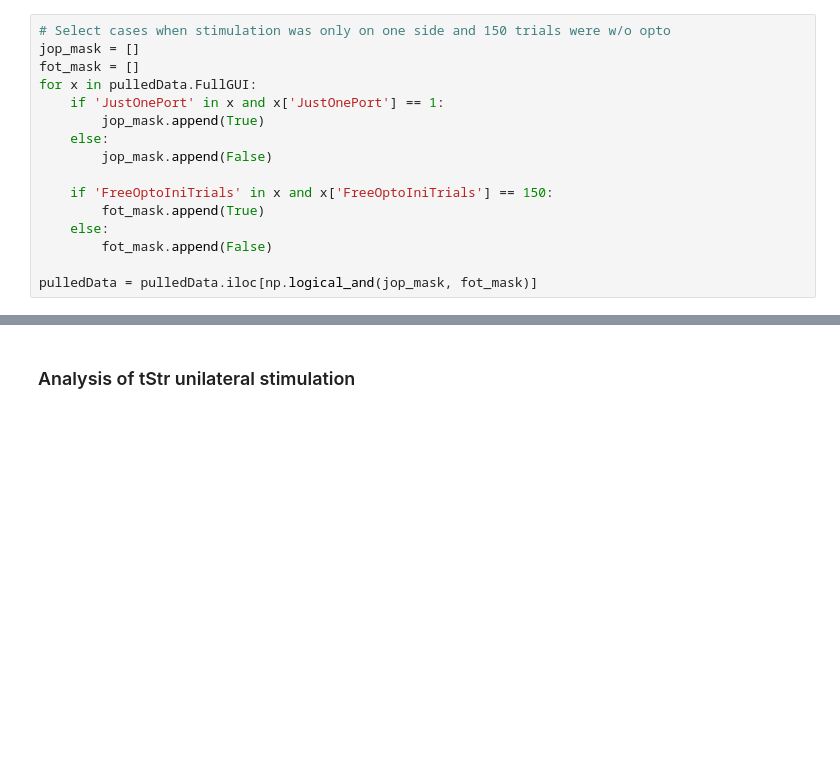
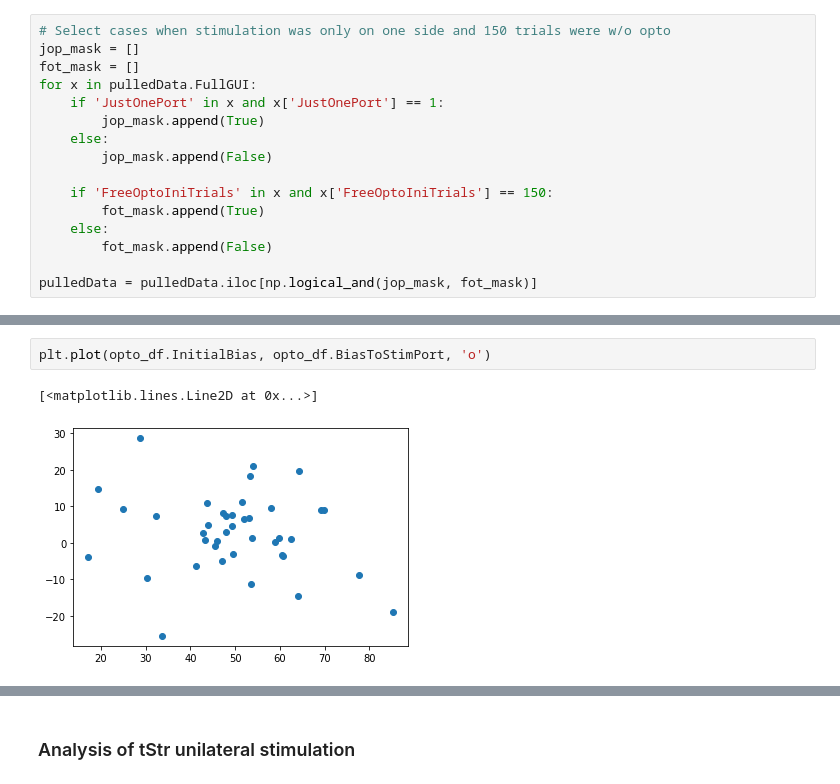
Before and after one commit to HernandoMV/BehaviouralAnalysis, a Jupyter notebook: Dopamine_optostimulation.ipynb, the cells around one changed output, grey strips where cells are left out. Drawn from its saved outputs; the diff is of its cells as text; blank space fills up the shorter version.

```diff
--- a/Dopamine_optostimulation.ipynb
+++ b/Dopamine_optostimulation.ipynb
@@ -160,0 +284,5 @@ Progress: [####################] 100.0%
+# %%
+plt.plot(opto_df.InitialBias, opto_df.BiasToStimPort, 'o')
+# %% [output]
+[<matplotlib.lines.Line2D at 0x...>]
+[figure, added]
```
Also changed, not shown: parts of 11 cells of this notebook, 1 other file.
